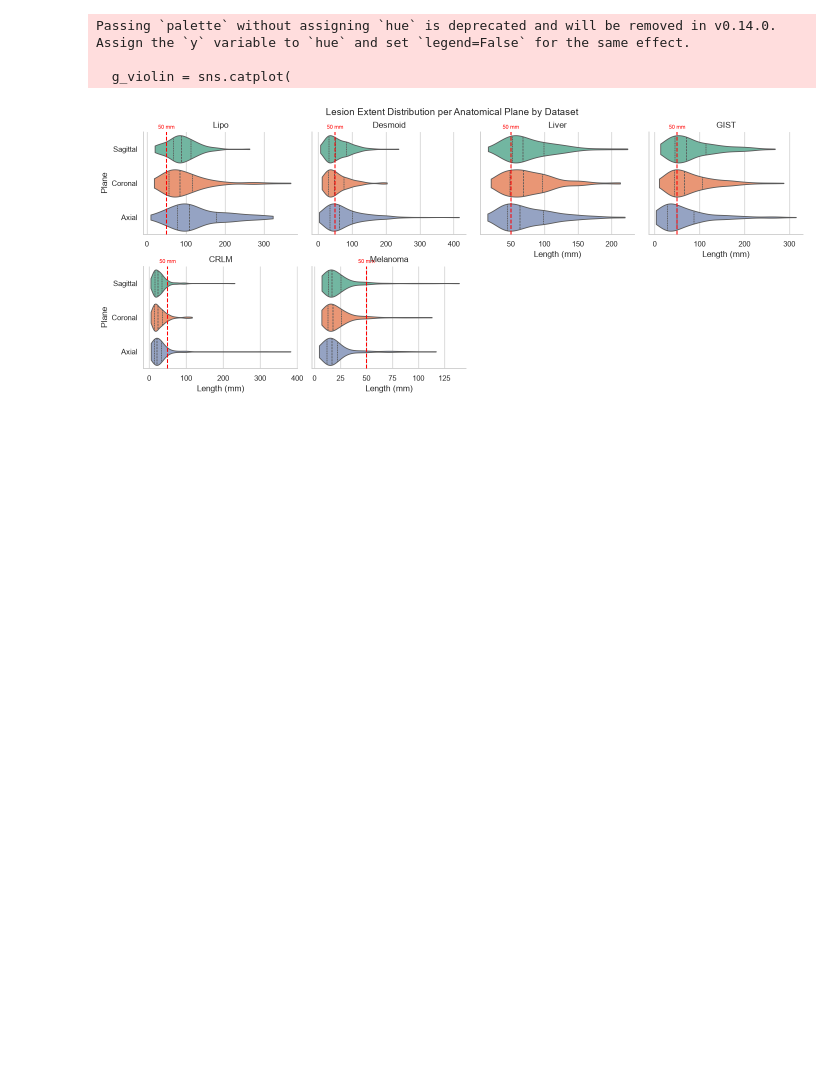
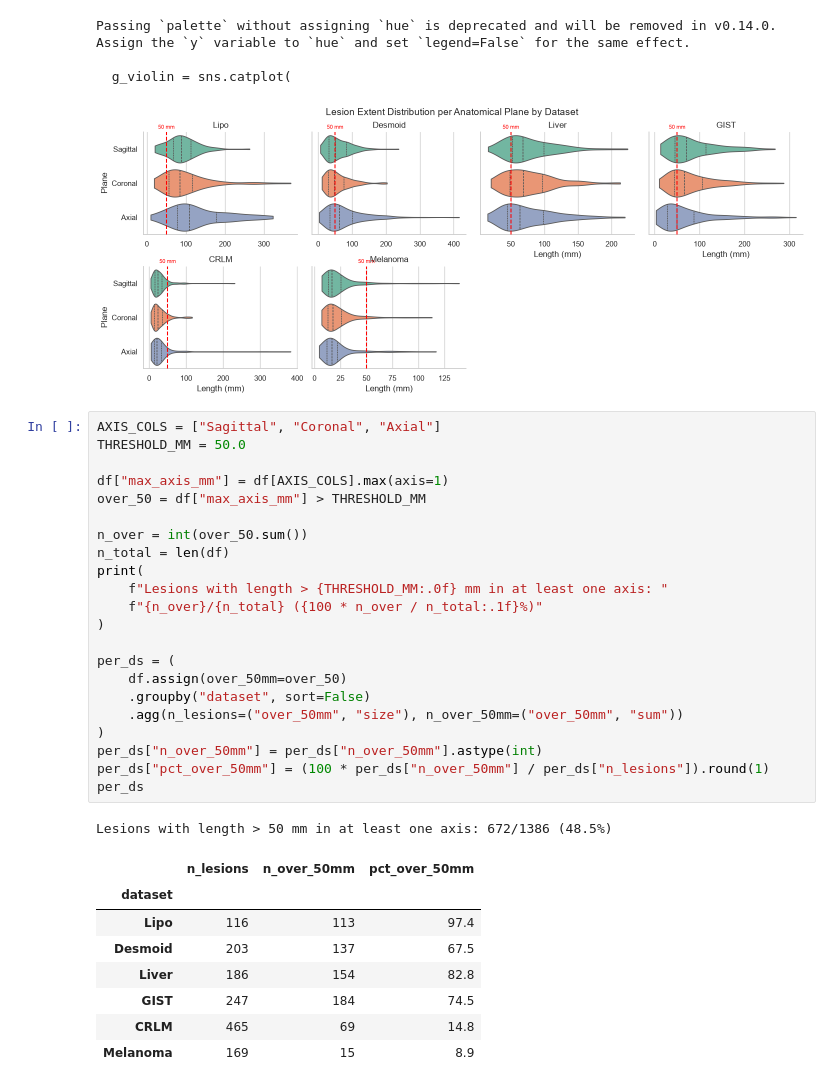
Before and after one commit to lukas-sek/fm-vs-radiomics-rare-cancers, a Jupyter notebook: worc_lesion_volume_axis_analysis.ipynb, the cells around one changed output. Cells and saved outputs as stored; diff of their text form; blank space fills up the shorter version.

```diff
--- a/worc_lesion_volume_axis_analysis.ipynb
+++ b/worc_lesion_volume_axis_analysis.ipynb
@@ -167,3 +142,35 @@ Passing `palette` without assigning `hue` is deprecated and will be removed in v
 
   g_violin = sns.catplot(
 [figure]
+# %%
+AXIS_COLS = ["Sagittal", "Coronal", "Axial"]
+THRESHOLD_MM = 50.0
+
+df["max_axis_mm"] = df[AXIS_COLS].max(axis=1)
+over_50 = df["max_axis_mm"] > THRESHOLD_MM
+
+n_over = int(over_50.sum())
+n_total = len(df)
+print(
+    f"Lesions with length > {THRESHOLD_MM:.0f} mm in at least one axis: "
+    f"{n_over}/{n_total} ({100 * n_over / n_total:.1f}%)"
+)
+
+per_ds = (
+    df.assign(over_50mm=over_50)
+    .groupby("dataset", sort=False)
+    .agg(n_lesions=("over_50mm", "size"), n_over_50mm=("over_50mm", "sum"))
+)
+per_ds["n_over_50mm"] = per_ds["n_over_50mm"].astype(int)
+per_ds["pct_over_50mm"] = (100 * per_ds["n_over_50mm"] / per_ds["n_lesions"]).round(1)
+per_ds
+# %% [output]
+Lesions with length > 50 mm in at least one axis: 672/1386 (48.5%)
+|  | n_lesions | n_over_50mm | pct_over_50mm |
+| dataset |  |  |  |
+| Lipo | 116 | 113 | 97.4 |
+| Desmoid | 203 | 137 | 67.5 |
+| Liver | 186 | 154 | 82.8 |
+| GIST | 247 | 184 | 74.5 |
+| CRLM | 465 | 69 | 14.8 |
+| Melanoma | 169 | 15 | 8.9 |
```
Also changed, not shown: parts of 1 cell of this notebook, 3 other files.
